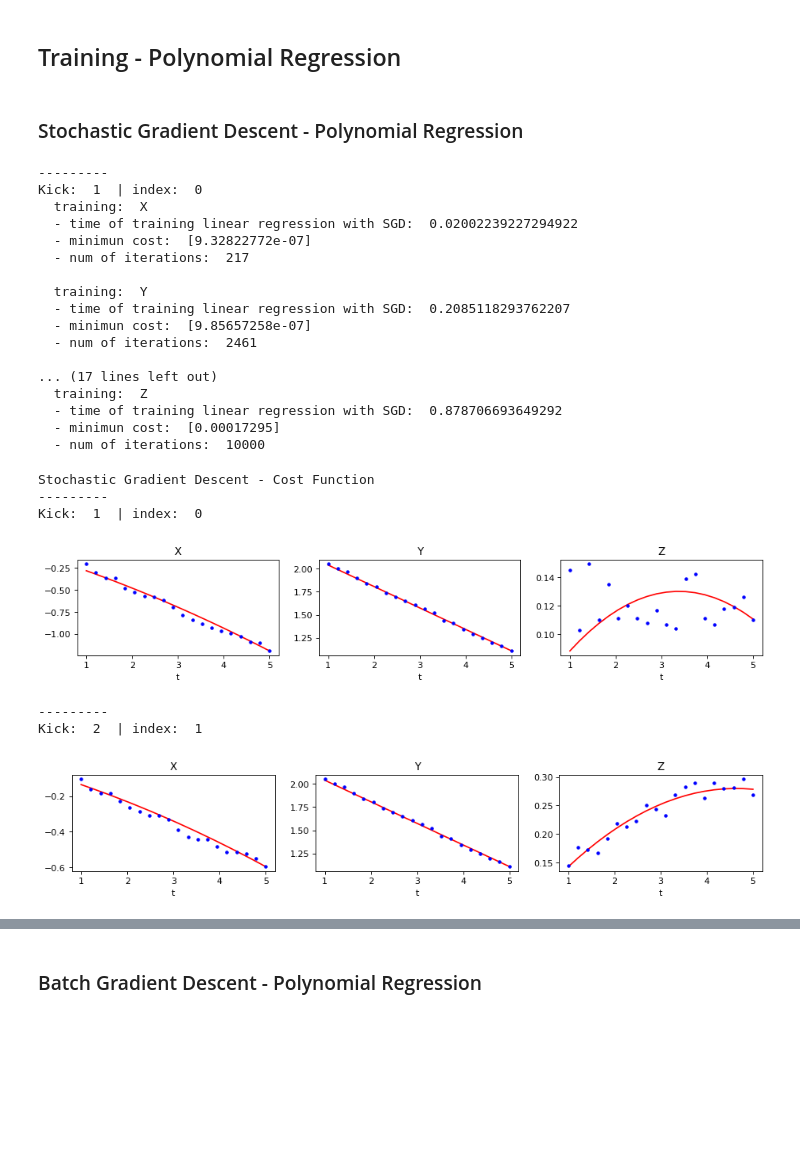
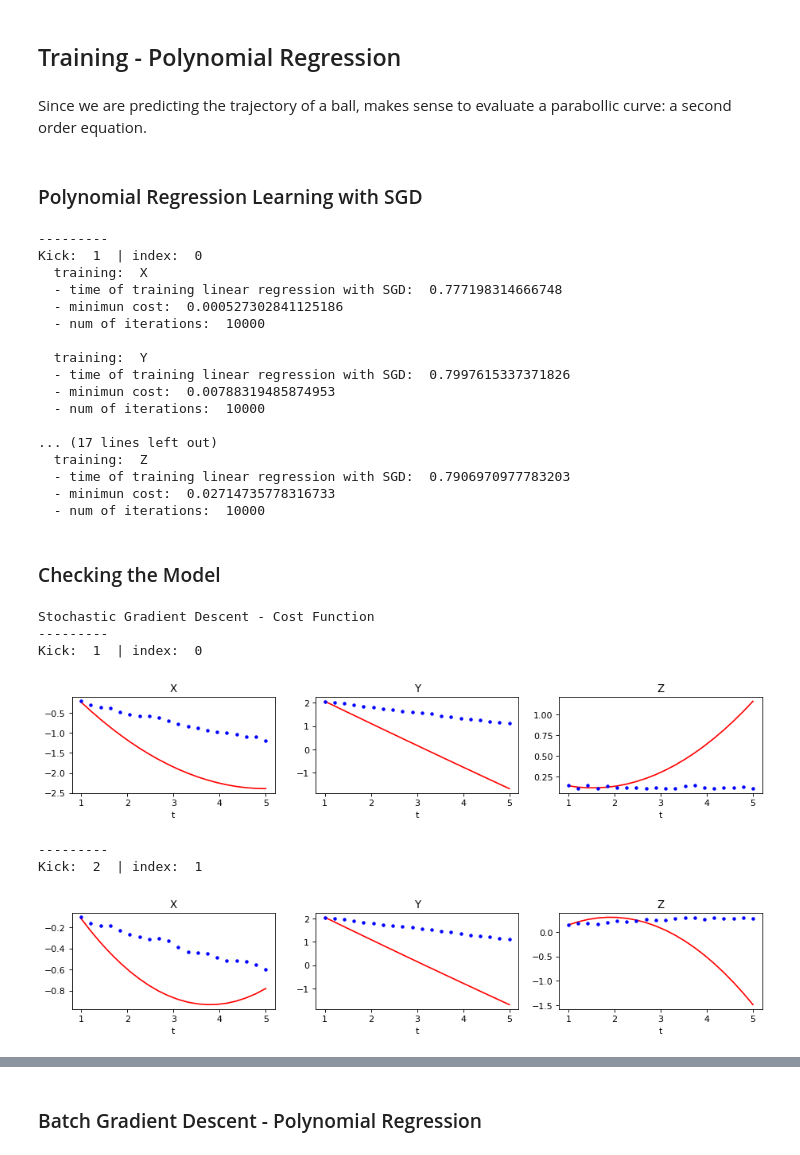
Before and after one commit to willianmh/mc886, a Jupyter notebook: kick_regression.ipynb, the cells around one changed output, grey strips where cells are left out. Cells and saved outputs as stored; diff of their text form; code cells hidden in the pictures; blank space fills up the shorter version.

```diff
--- a/kick_regression.ipynb
+++ b/kick_regression.ipynb
@@ -215,8 +239,5 @@ def gradientDescent(X_b, y, lr='opt', eta0=0.005, n_epochs=50, tol=0.01):
 # %%
-t = np.linspace(1, 5, 20)
-# t = t / 4
-
+t = np.linspace(1, 2, 20)
 t = np.c_[t, t**2]
-
 t
 # %% [output]
@@ -245,6 +266,7 @@ array([[ 1.        ,  1.        ],
 # %%
 n_epochs = 10000
-tol = 1e-6
+tol = 1e-8
+eta0 = 0.01
 
 for i in range(2):
     print('---------')
@@ -253,7 +275,7 @@ for i in range(2):
         starter_time = time.time()
         x = t[:,0]
         y = kick_data[i][dim]['data']
-        theta, cost = stochasticGradientDescent(x, y, eta0=0.005, lr='opt', n_epochs=n_epochs, tol=tol)
+        theta, cost = stochasticGradientDescent(x, y, eta0=eta0, lr='opt', n_epochs=n_epochs, tol=tol)
         time_1 = time.time() - starter_time
 
         num_iterations = len(cost)
@@ -288,6 +310,8 @@ Kick:  1  | index:  0
 # %%
-n_epochs = 100000
-tol = 1e-6
+n_epochs = 50000
+tol = 1e-7
+eta0=0.01
+
 for i in range(2):
     print('---------')
     print('Kick: ', i+1, ' | index: ', i)
@@ -380,19 +404,22 @@ Kick:  2  | index:  1
 # %% [markdown]
 ## Training - Polynomial Regression
+# %% [markdown]
+Since we are predicting the trajectory of a ball, makes sense to evaluate a parabollic curve: a second order equation.
 # %% [markdown]
-### Stochastic Gradient Descent - Polynomial Regression
+### Polynomial Regression Learning with SGD
 # %%
 n_epochs = 10000
-tol = 1e-6
+tol = 1e-12
+eta0=.075
 
 for i in range(2):
     print('---------')
     print('Kick: ', i+1, ' | index: ', i)
     for dim in kick_data[i]:
-        x = t[:,0] if dim == 'Y' else t
+        x = t
         y = kick_data[i][dim]['data']
         starter_time = time.time()
-        theta, cost = stochasticGradientDescent(x, y, eta0=7.5e-4, lr='opt', n_epochs=n_epochs, tol=tol)
+        theta, cost = stochasticGradientDescent(x, y, eta0=eta0, lr='opt', n_epochs=n_epochs, tol=tol)
         time_1 = time.time() - starter_time
 
         num_iterations = len(cost)
@@ -408,20 +435,22 @@ for i in range(2):
 ---------
 Kick:  1  | index:  0
   training:  X
-  - time of training linear regression with SGD:  0.02002239227294922
-  - minimun cost:  [9.32822772e-07]
-  - num of iterations:  217
+  - time of training linear regression with SGD:  0.777198314666748
+  - minimun cost:  0.000527302841125186
+  - num of iterations:  10000
 
   training:  Y
-  - time of training linear regression with SGD:  0.2085118293762207
-  - minimun cost:  [9.85657258e-07]
-  - num of iterations:  2461
+  - time of training linear regression with SGD:  0.7997615337371826
+  - minimun cost:  0.00788319485874953
+  - num of iterations:  10000
 
 ... (17 lines left out)
   training:  Z
-  - time of training linear regression with SGD:  0.878706693649292
-  - minimun cost:  [0.00017295]
+  - time of training linear regression with SGD:  0.7906970977783203
+  - minimun cost:  0.02714735778316733
   - num of iterations:  10000
+# %% [markdown]
+### Checking the Model
 # %%
 %matplotlib inline
 
@@ -434,36 +463,36 @@ for i in range(2):
     print('---------')
     print('Kick: ', i+1, ' | index: ', i)
     fig = plt.figure(figsize=(14, 2), dpi=80)
     j = 1
 
     X_pol = t_line.dot(kick_data[i]['X']['polynomial_model']['theta']['SGD'])
-    Y_pol = t_line[:,:2].dot(kick_data[i]['Y']['polynomial_model']['theta']['SGD'])
+    Y_pol = t_line.dot(kick_data[i]['Y']['polynomial_model']['theta']['SGD'])
     Z_pol = t_line.dot(kick_data[i]['Z']['polynomial_model']['theta']['SGD'])
 
     ax = plt.subplot(1, 3, 1)
     ax.plot(t_line[:,1],X_pol,'r')
     ax.plot(t_line[:,1], kick_data[i]['X']['data'],'b.')
     ax.set_xlabel('t')
     ax.set_title('X')
 
     ax = plt.subplot(1, 3, 2)
     ax.plot(t_line[:,1],Y_pol,'r')
     ax.plot(t_line[:,1], kick_data[i]['Y']['data'],'b.')
     ax.set_xlabel('t')
     ax.set_title('Y')
 
     ax = plt.subplot(1, 3, 3)
     ax.plot(t_line[:,1],Z_pol,'r')
     ax.plot(t_line[:,1], kick_data[i]['Z']['data'],'b.')
     ax.set_xlabel('t')
     ax.set_title('Z')
     plt.show()
 # %% [output]
 Stochastic Gradient Descent - Cost Function
 ---------
 Kick:  1  | index:  0
-[figure, old version]
+[figure, new version]
 ---------
 Kick:  2  | index:  1
-[figure, old version]
+[figure, new version]
 # %%
```
Also changed, not shown: parts of 31 cells of this notebook, 1 other file.
